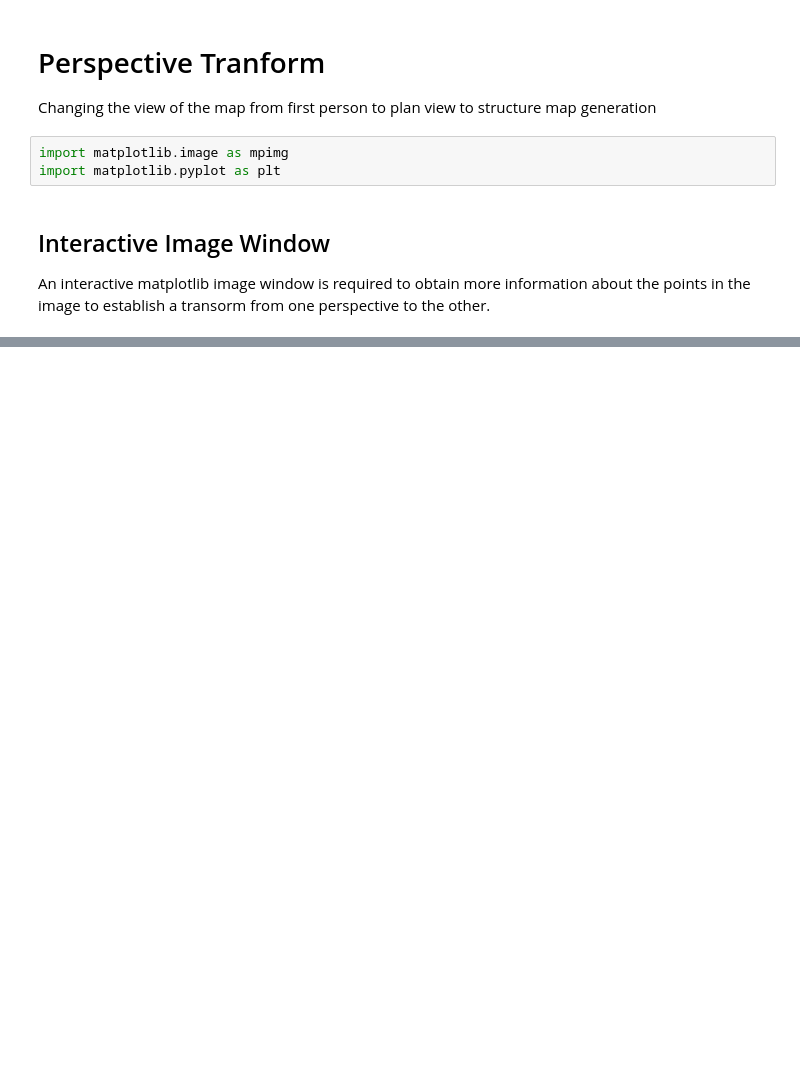
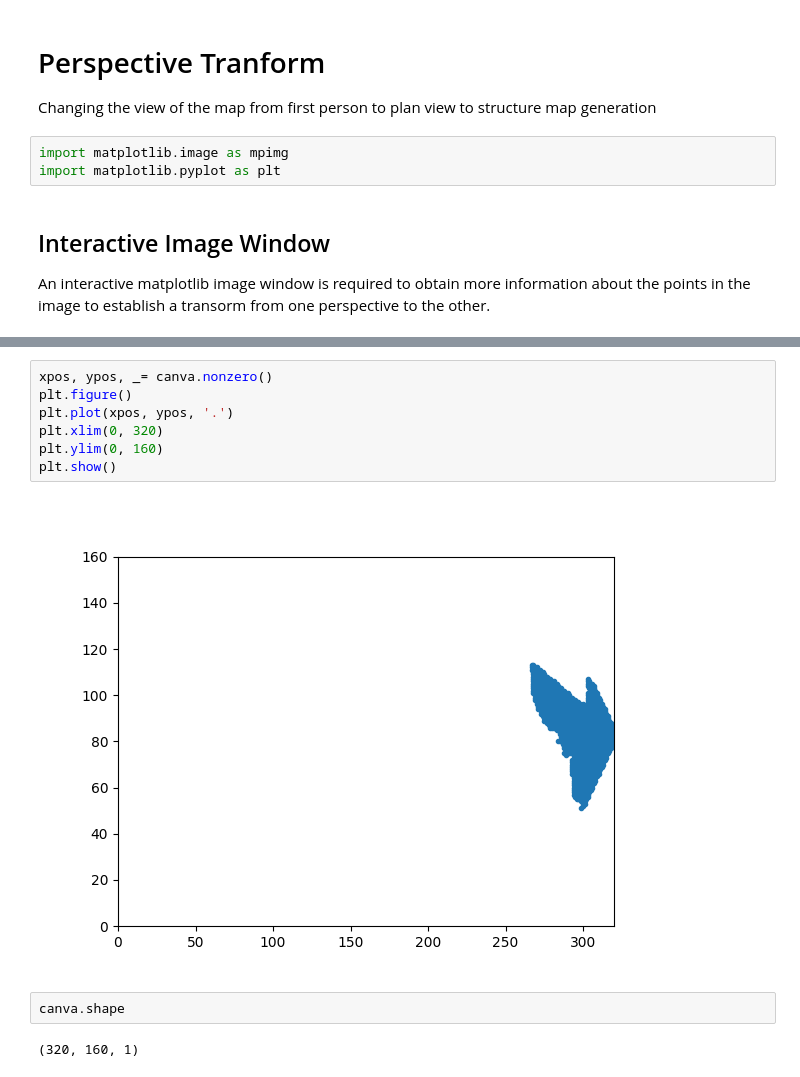
Before and after one commit to AsimovNo9/SearchandSampleReturn, a Jupyter notebook: perspective.ipynb, the cells around one changed output, grey strips where cells are left out. Cells and saved outputs as stored; diff of their text form; blank space fills up the shorter version.

```diff
--- a/perspective.ipynb
+++ b/perspective.ipynb
@@ -35,0 +54,13 @@ plt.show()
+# %%
+xpos, ypos, _= canva.nonzero()
+plt.figure()
+plt.plot(xpos, ypos, '.')
+plt.xlim(0, 320)
+plt.ylim(0, 160)
+plt.show()
+# %% [output]
+[figure, added]
+# %%
+canva.shape
+# %% [output]
+(320, 160, 1)
```
Also changed, not shown: parts of 2 cells of this notebook.
